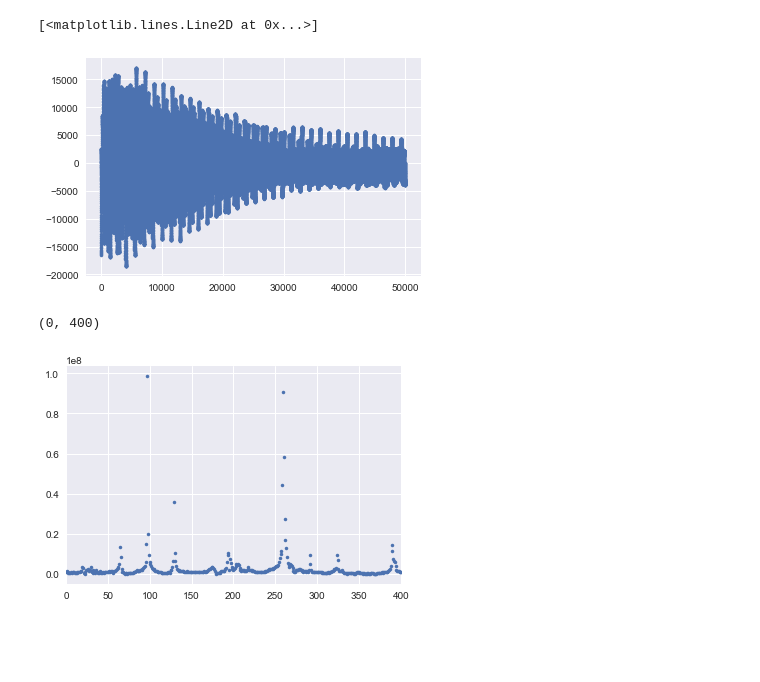
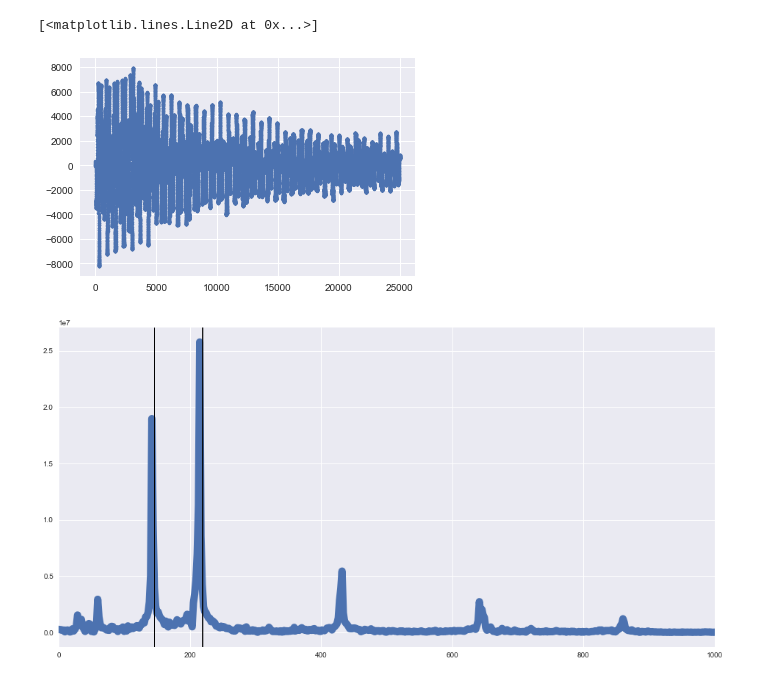
Before and after one commit to pstetz/Pitch-Perfect, a Jupyter notebook: main.ipynb, the cells around one changed output. Saved outputs shown, nothing was run; the diff lists cells and outputs as text; code cells hidden in the pictures; blank space fills up the shorter version.

```diff
--- a/main.ipynb
+++ b/main.ipynb
@@ -19,26 +21,27 @@ plt.plot(music.chan1, ".")
 # %%
-stub = music.chan1[140000:190000]
+stub = music.chan1[95000:120000]
 plt.plot(stub, ".")
 # %% [output]
 [<matplotlib.lines.Line2D at 0x...>]
-[figure, old version]
+[figure, new version]
 # %%
 from scipy.fftpack import fft
 
 fft_data = np.abs(fft(stub))
 
 conversion_factor = music.sample_rate / len(fft_data)
 x = [i * conversion_factor for i in range(len(fft_data))]
 
-plt.plot(x, fft_data, ".")
-plt.xlim(0, 400)
+plt.figure(figsize=(16,8))
+plt.plot(x, fft_data, linewidth=10)
+plt.xlim(0, 1000)
 
 # plt.axvline(65.4, color="k")
 # plt.axvline(98, color="k")
-# plt.axvline(146, color="k")
-# _ = plt.axvline(220, color="k")
+plt.axvline(146, color="k", linewidth=1)
+# plt.axvline(420, color="k")
+_ = plt.axvline(220, color="k")
 # %% [output]
-(0, 400)
-[figure, old version]
+[figure, new version]
 # %%
 music.save("/Users/pbezuhov/Desktop/output.xml")
```
Also changed, not shown: parts of 2 cells of this notebook, 2 other files.
